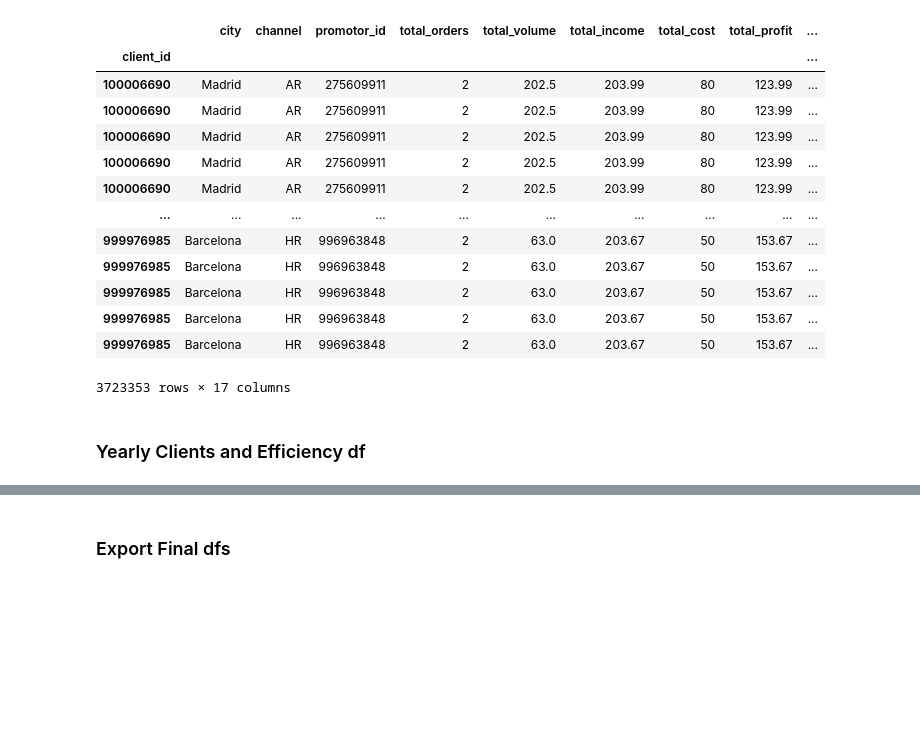
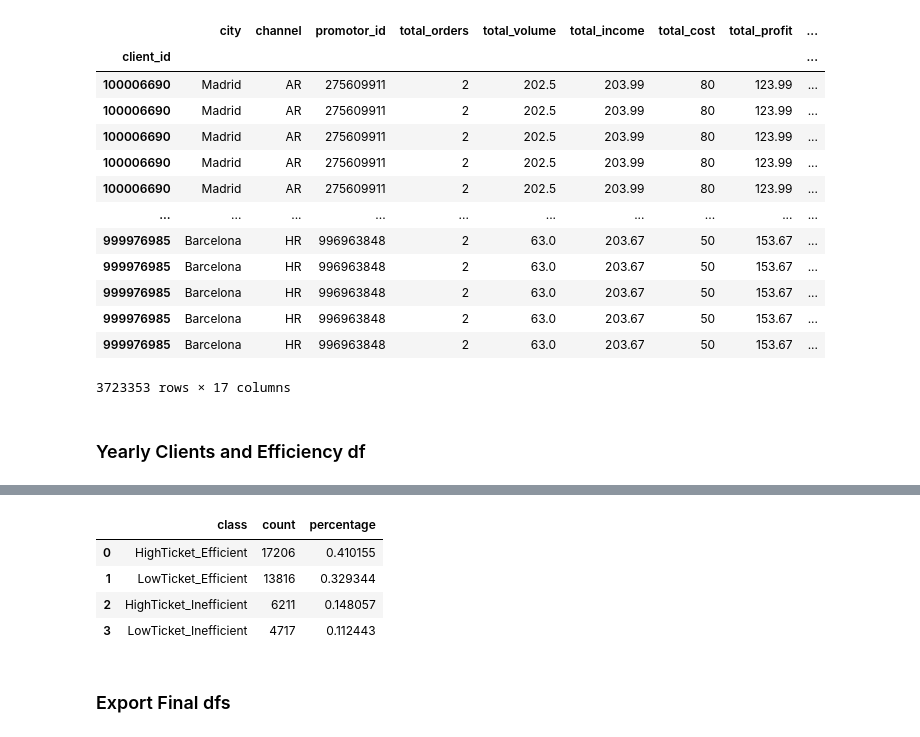
Before and after one commit to adriansotomora/capstone_project, a Jupyter notebook: scripts/preprocessing.ipynb, the cells around one changed output, grey strips where cells are left out. Saved outputs shown, nothing was run; the diff lists cells and outputs as text; code cells hidden in the pictures; blank space fills up the shorter version.

```diff
--- a/scripts/preprocessing.ipynb
+++ b/scripts/preprocessing.ipynb
@@ -319,3 +354,15 @@ clients
+# %%
+# Check balance: include both count and percentage columns
+balance_counts = clients['class'].value_counts().rename_axis('class').reset_index(name='count')
+balance_percent = clients['class'].value_counts(normalize=True).rename_axis('class').reset_index(name='percentage')
+balance = pd.merge(balance_counts, balance_percent, on='class')
+(balance)
+# %% [output]
+|  | class | count | percentage |
+| 0 | HighTicket_Efficient | 17206 | 0.410155 |
+| 1 | LowTicket_Efficient | 13816 | 0.329344 |
+| 2 | HighTicket_Inefficient | 6211 | 0.148057 |
+| 3 | LowTicket_Inefficient | 4717 | 0.112443 |
 # %% [markdown]
 ### Export Final dfs
 # %%
```
Also changed, not shown: parts of 3 cells of this notebook, 3 other files.
